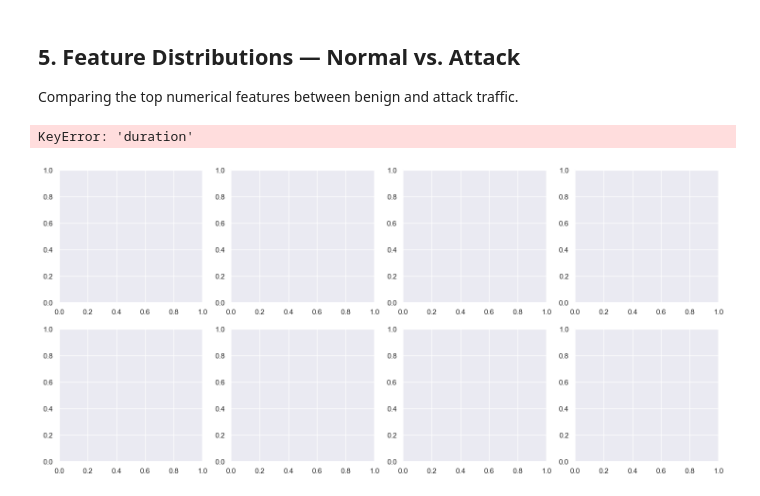
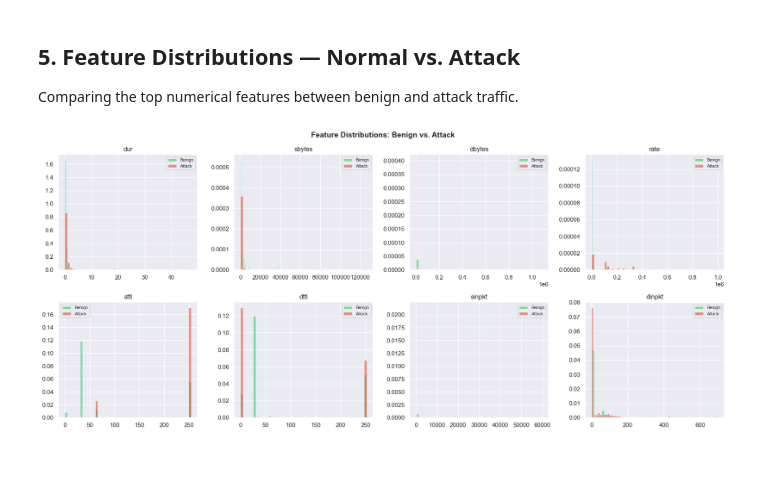
Before and after one commit to Pino-Pirawas/zero-day-hunter, a Jupyter notebook: notebooks/01_eda.ipynb, the cells around one changed output. Cells and saved outputs as stored; diff of their text form; code cells hidden in the pictures; blank space fills up the shorter version.

```diff
--- a/notebooks/01_eda.ipynb
+++ b/notebooks/01_eda.ipynb
@@ -188,29 +188,28 @@ Name: count, dtype: int64
 ## 5. Feature Distributions — Normal vs. Attack
 Comparing the top numerical features between benign and attack traffic.
 # %%
-# Top features to inspect
-key_features = ["duration", "sbytes", "dbytes", "rate",
+# Top features to inspect (using actual column names)
+key_features = ["dur", "sbytes", "dbytes", "rate",
                 "sttl", "dttl", "sinpkt", "dinpkt"]
 
 benign = df[df["label"] == 0]
 attack = df[df["label"] == 1]
 
 fig, axes = plt.subplots(2, 4, figsize=(18, 8))
 axes = axes.flatten()
 
 for i, feat in enumerate(key_features):
     axes[i].hist(benign[feat].clip(upper=benign[feat].quantile(0.99)),
                  bins=50, alpha=0.6, color="#2ecc71", label="Benign", density=True)
     axes[i].hist(attack[feat].clip(upper=attack[feat].quantile(0.99)),
                  bins=50, alpha=0.6, color="#e74c3c", label="Attack", density=True)
     axes[i].set_title(feat)
     axes[i].legend(fontsize=8)
     axes[i].set_xlabel("")
 
 plt.suptitle("Feature Distributions: Benign vs. Attack", fontsize=14, fontweight="bold")
 plt.tight_layout()
 plt.savefig("../outputs/figures/01_feature_distributions.png", dpi=150, bbox_inches="tight")
 plt.show()
 # %% [output]
-KeyError: 'duration'
-[figure, old version]
+[figure, new version]
```
Also changed, not shown: parts of 6 cells of this notebook.
